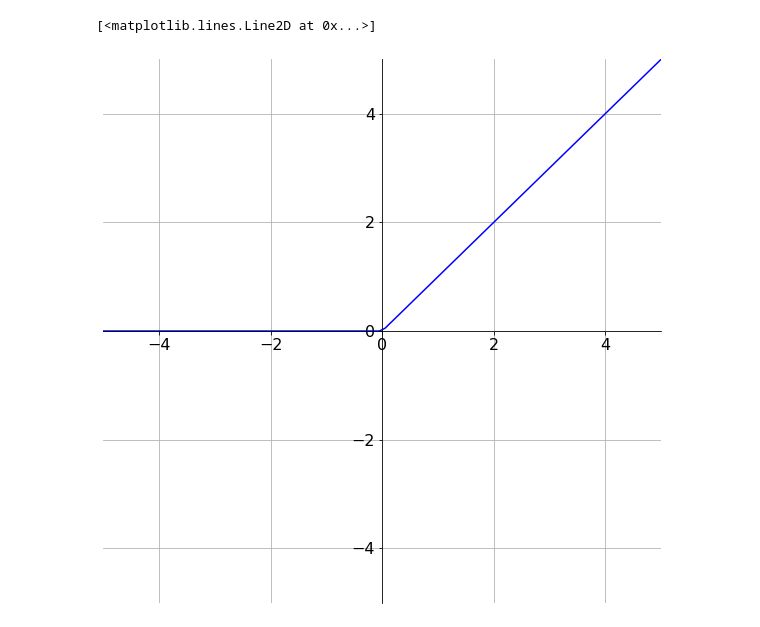
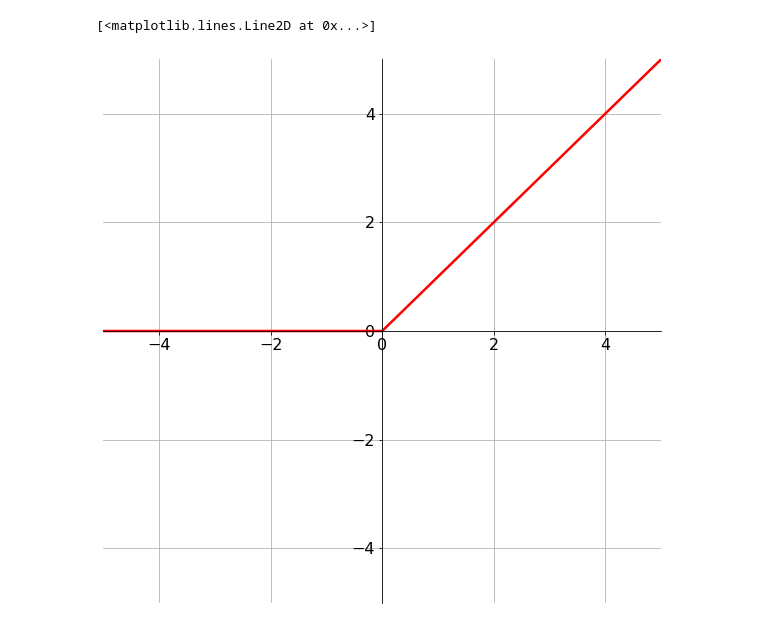
Before and after one commit to a-luengen/anytimeDnn, a Jupyter notebook: plot_functions.ipynb, the cells around one changed output. Cells and saved outputs as stored; diff of their text form; code cells hidden in the pictures.

```diff
--- a/plot_functions.ipynb
+++ b/plot_functions.ipynb
@@ -4,28 +4,28 @@ import numpy as np
 # %%
 # PLOT FOR ReLU ACTIVATION FUNCTION
 
-x = np.linspace(-5, 5, 100)
+x = np.linspace(-5, 5, 101)
 def ReLU(x):
     if x < 0.0:
         return 0.0
     return x
 y = np.vectorize(ReLU)(x)
 
 fig = plt.figure(figsize=(10, 10))
 ax = fig.add_subplot(1, 1, 1)
 ax.spines['left'].set_position('center')
 ax.spines['bottom'].set_position('center')
 ax.spines['right'].set_color('none')
 ax.spines['top'].set_color('none')
 ax.tick_params(axis='x', labelsize=16 )
 ax.tick_params(axis='y', labelsize=16 )
 ax.xaxis.set_ticks_position('bottom')
 ax.yaxis.set_ticks_position('left')
 
 plt.xlim([-5, 5])
 plt.ylim([-5, 5])
 plt.grid()
-plt.plot(x,y, 'b')
+plt.plot(x,y, 'r', linewidth=2.5)
 # %% [output]
 [<matplotlib.lines.Line2D at 0x...>]
-[figure, old version]
+[figure, new version]
```
Also changed, not shown: parts of 2 cells of this notebook.
